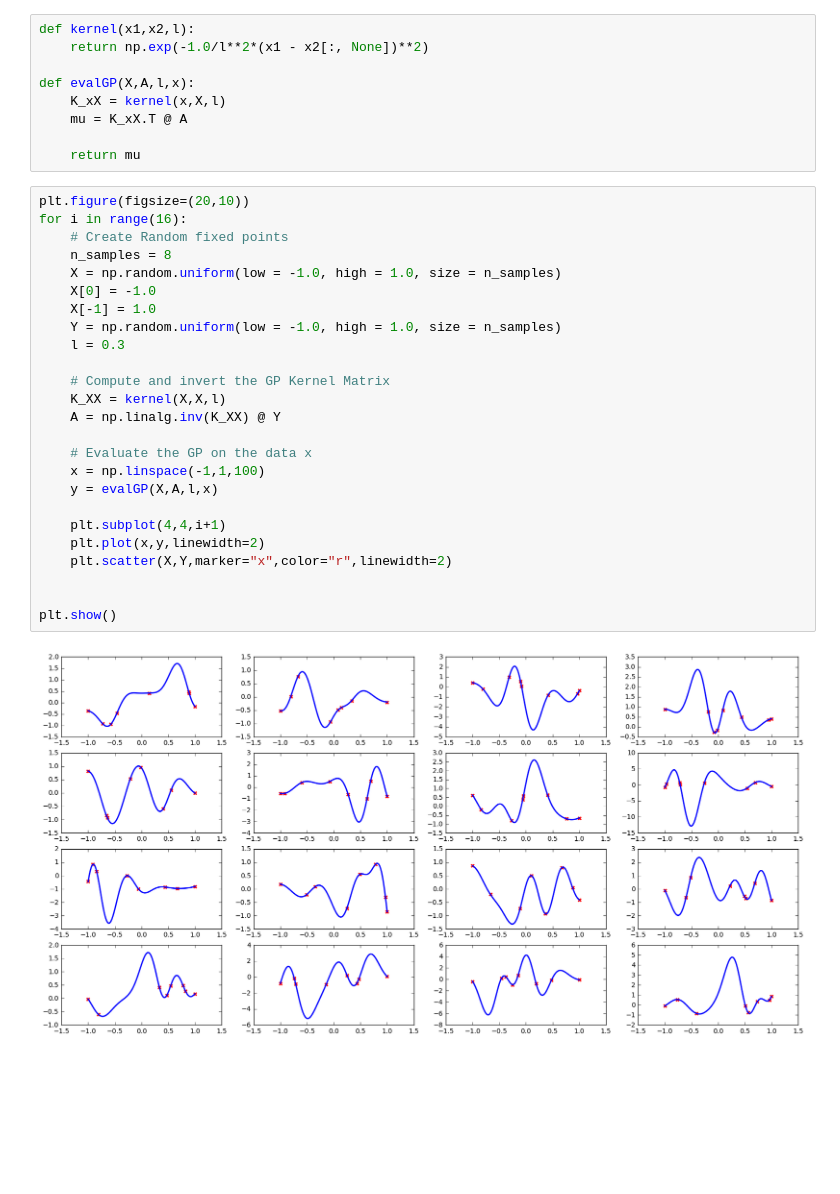
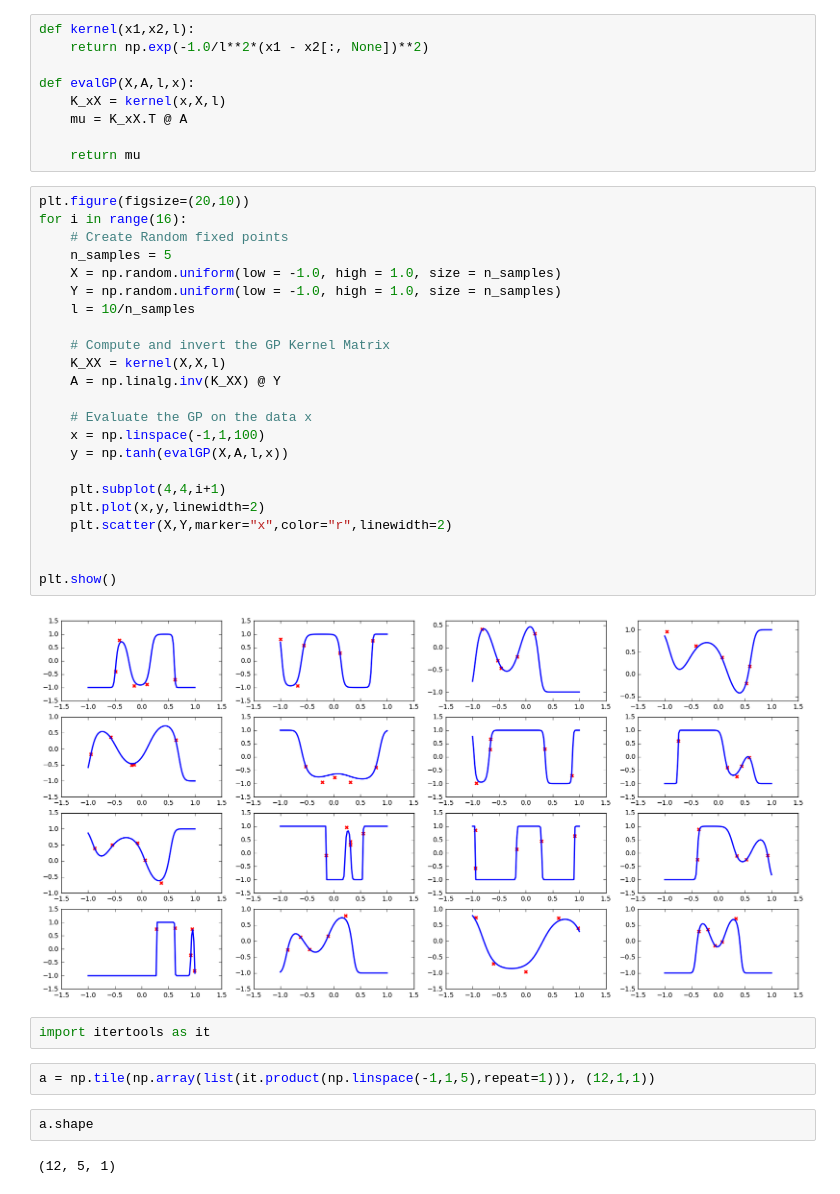
Before and after one commit to p16i/blackbox-optimization-using-rnns, a Jupyter notebook: Old Notebooks/GP_function.ipynb, the cells around one changed output. Drawn from its saved outputs; the diff is of its cells as text; blank space fills up the shorter version.

```diff
--- a/Old Notebooks/GP_function.ipynb
+++ b/Old Notebooks/GP_function.ipynb
@@ -14,27 +14,33 @@ def evalGP(X,A,l,x):
 # %%
 plt.figure(figsize=(20,10))
 for i in range(16):
     # Create Random fixed points
-    n_samples = 8
+    n_samples = 5
     X = np.random.uniform(low = -1.0, high = 1.0, size = n_samples)
-    X[0] = -1.0
-    X[-1] = 1.0
     Y = np.random.uniform(low = -1.0, high = 1.0, size = n_samples)
-    l = 0.3
+    l = 10/n_samples
 
     # Compute and invert the GP Kernel Matrix
     K_XX = kernel(X,X,l)
     A = np.linalg.inv(K_XX) @ Y
 
     # Evaluate the GP on the data x
     x = np.linspace(-1,1,100)
-    y = evalGP(X,A,l,x)
+    y = np.tanh(evalGP(X,A,l,x))
 
     plt.subplot(4,4,i+1)
     plt.plot(x,y,linewidth=2)
     plt.scatter(X,Y,marker="x",color="r",linewidth=2)
 
 
 plt.show()
 # %% [output]
-[figure, old version]
+[figure, new version]
+# %%
+import itertools as it
+# %%
+a = np.tile(np.array(list(it.product(np.linspace(-1,1,5),repeat=1))), (12,1,1))
+# %%
+a.shape
+# %% [output]
+(12, 5, 1)
```
Also changed, not shown: parts of 1 cell of this notebook, 27 other files.
